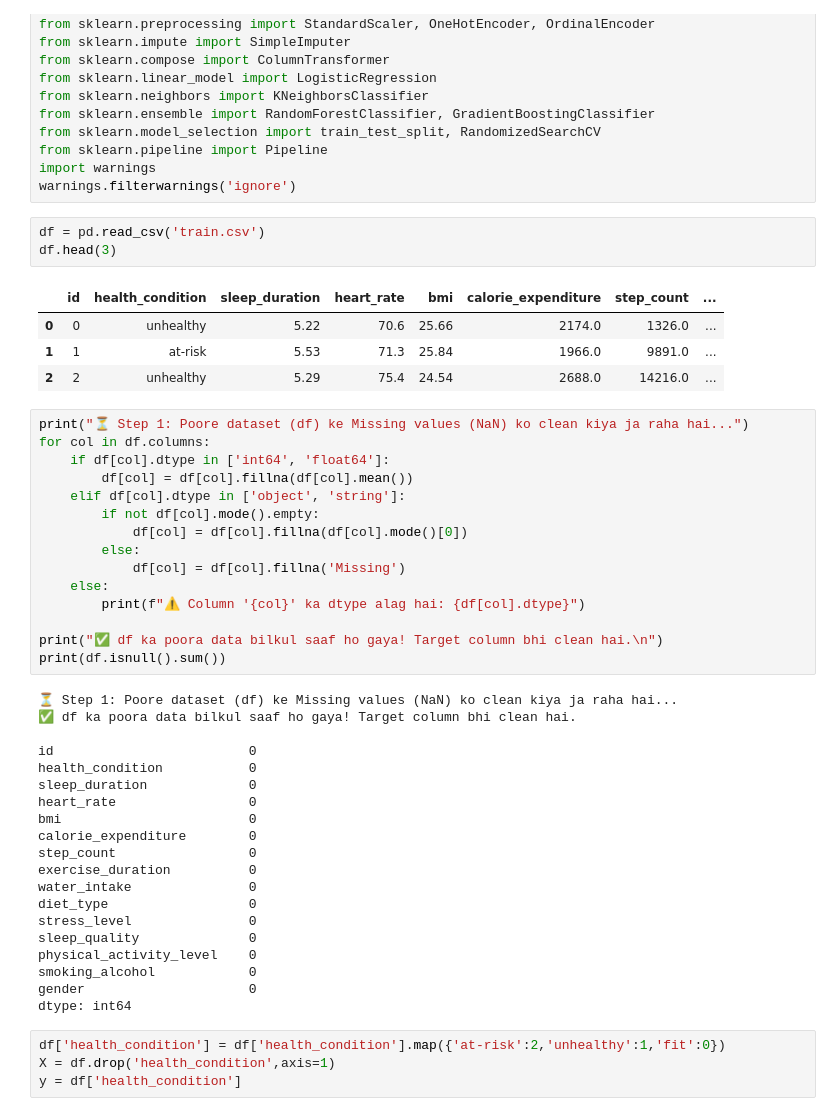
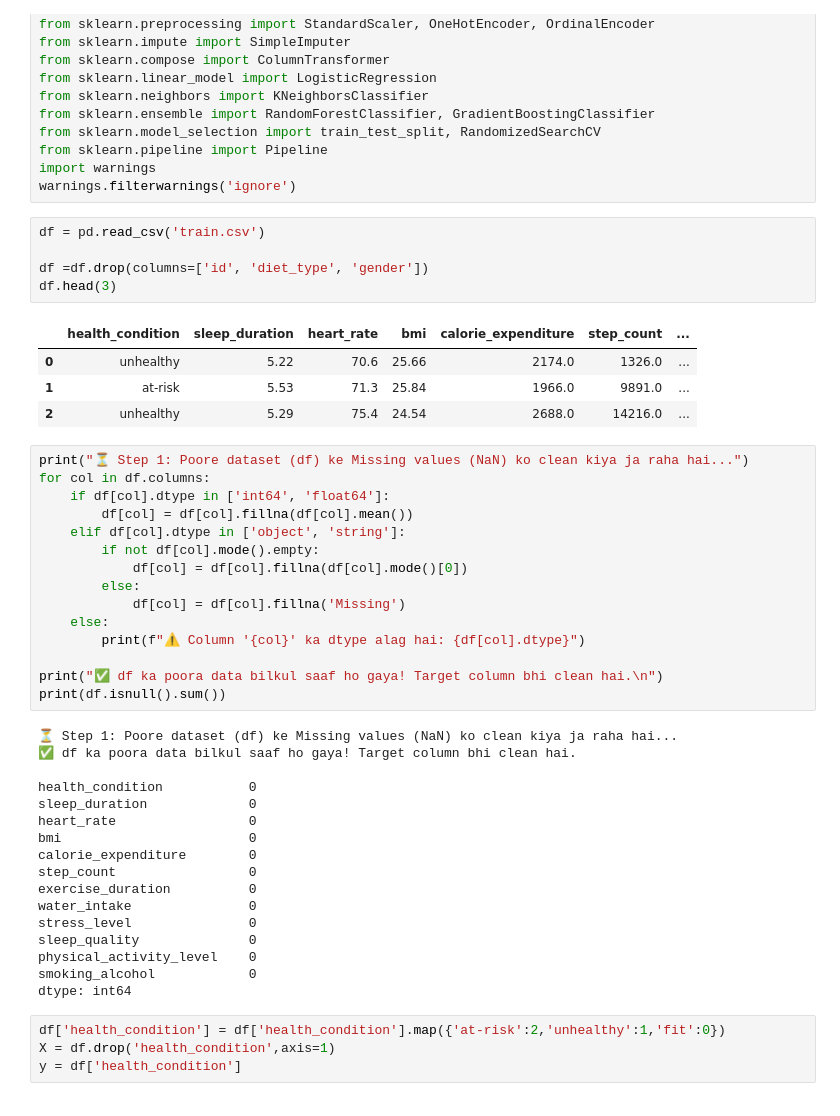
Before and after one commit to adnansaqib180-bit/har_predictions, a Jupyter notebook: new.ipynb, the cells around one changed output. Cells and saved outputs as stored; diff of their text form.

```diff
--- a/new.ipynb
+++ b/new.ipynb
@@ -17,12 +17,14 @@ import warnings
 warnings.filterwarnings('ignore')
 # %%
 df = pd.read_csv('train.csv')
+
+df =df.drop(columns=['id', 'diet_type', 'gender'])
 df.head(3)
 # %% [output]
-|  | id | health_condition | sleep_duration | heart_rate | bmi | calorie_expenditure | step_count | ... |
-| 0 | 0 | unhealthy | 5.22 | 70.6 | 25.66 | 2174.0 | 1326.0 | ... |
-| 1 | 1 | at-risk | 5.53 | 71.3 | 25.84 | 1966.0 | 9891.0 | ... |
-| 2 | 2 | unhealthy | 5.29 | 75.4 | 24.54 | 2688.0 | 14216.0 | ... |
+|  | health_condition | sleep_duration | heart_rate | bmi | calorie_expenditure | step_count | ... |
+| 0 | unhealthy | 5.22 | 70.6 | 25.66 | 2174.0 | 1326.0 | ... |
+| 1 | at-risk | 5.53 | 71.3 | 25.84 | 1966.0 | 9891.0 | ... |
+| 2 | unhealthy | 5.29 | 75.4 | 24.54 | 2688.0 | 14216.0 | ... |
 # %%
 print("⏳ Step 1: Poore dataset (df) ke Missing values (NaN) ko clean kiya ja raha hai...")
 for col in df.columns:
@@ -42,7 +44,6 @@ print(df.isnull().sum())
 ⏳ Step 1: Poore dataset (df) ke Missing values (NaN) ko clean kiya ja raha hai...
 ✅ df ka poora data bilkul saaf ho gaya! Target column bhi clean hai.
 
-id                         0
 health_condition           0
 sleep_duration             0
 heart_rate                 0
@@ -51,12 +52,10 @@ calorie_expenditure        0
 step_count                 0
 exercise_duration          0
 water_intake               0
-diet_type                  0
 stress_level               0
 sleep_quality              0
 physical_activity_level    0
 smoking_alcohol            0
-gender                     0
 dtype: int64
 # %%
 df['health_condition'] = df['health_condition'].map({'at-risk':2,'unhealthy':1,'fit':0})
```
Also changed, not shown: parts of 10 cells of this notebook.
